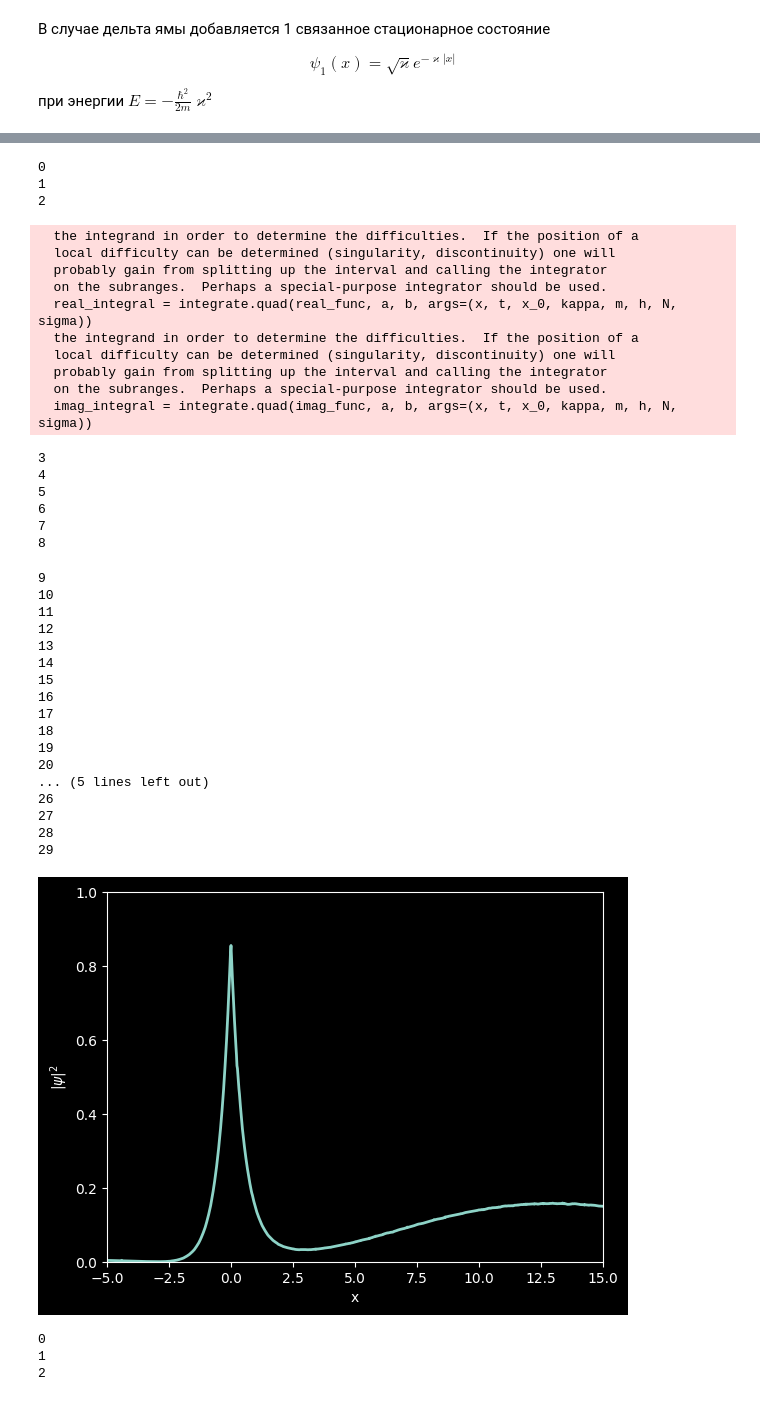
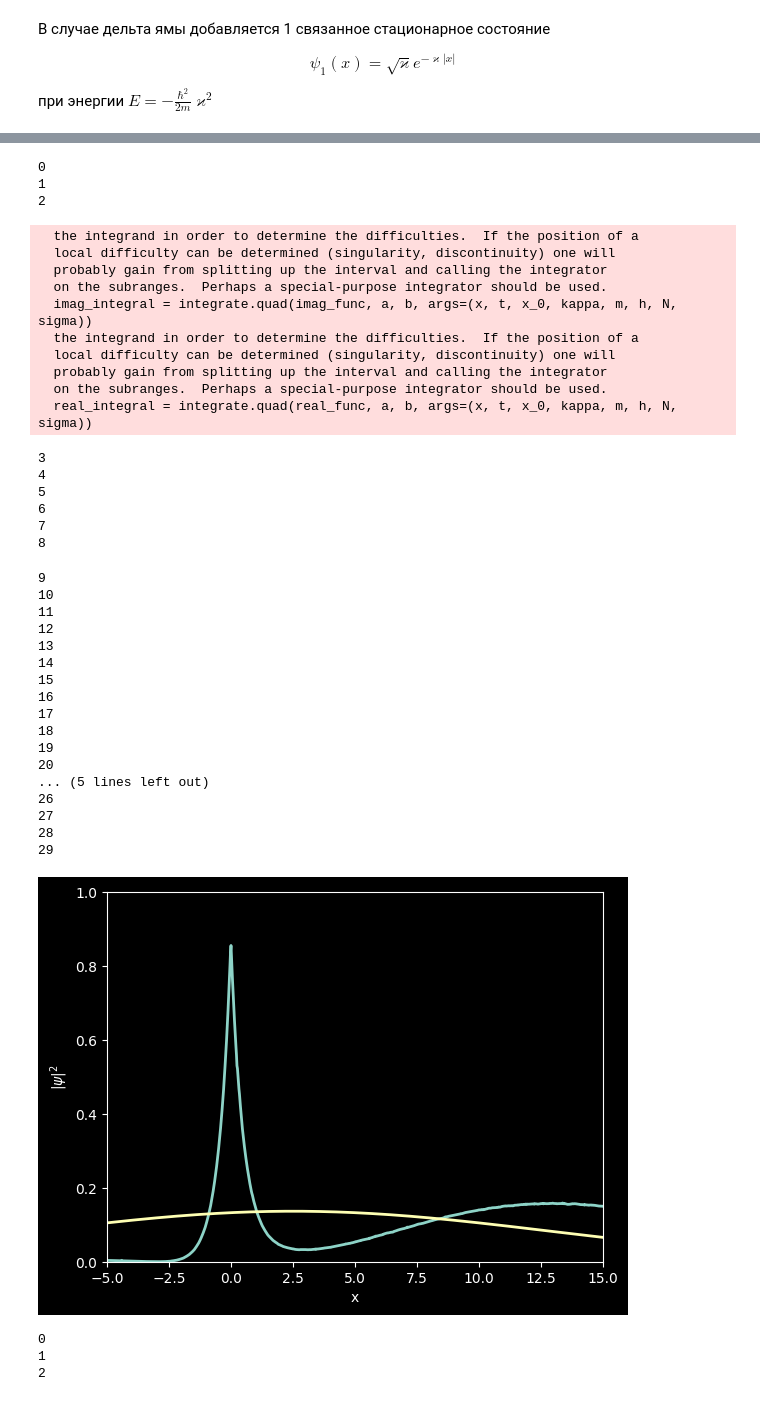
Before and after one commit to Panterrich/QuantumMechanics, a Jupyter notebook: task4.ipynb, the cells around one changed output, grey strips where cells are left out. Drawn from its saved outputs; the diff is of its cells as text; code cells hidden in the pictures.

```diff
--- a/task4.ipynb
+++ b/task4.ipynb
@@ -35,7 +35,7 @@ $$ \psi_1(x) = \sqrt{\varkappa} e^{-\varkappa |x|}$$
 
 при энергии $E = - \frac{\hbar^2}{2m} \varkappa^2$
 # %%
-C = (1 / np.pi) ** (1 / 2)
+C = (1 / (2 * np.pi)) ** (1 / 2)
 
 def psi_0(x, x_0 = 1, N = 1, sigma = 1):
     return N * np.exp(- (x - x_0) ** 2 / (2 * sigma ** 2))
@@ -52,7 +52,7 @@ def psi_even(x, k, kappa = 1):
 
     return C / ((1 + kappa ** 2 / k ** 2)) ** 0.5 * (np.cos(k * x) - kappa / k * np.sin(k * np.abs(x)))
 
-def coef_1(x_0 = 1, kappa = 1, N = 1, sigma = 1, by_integral = True):
+def coef_1(x_0 = 1, kappa = 1, N = 1, sigma = 1):
     a = kappa ** 0.5 * (2 * np.pi) ** 0.5 * N * sigma * np.exp(1/2 * sigma ** 2 * kappa ** 2) / 2
 
     term_1 = np.exp(  kappa * x_0) * special.erf((2 ** 0.5 * x_0 + 2 ** 0.5 * kappa * sigma ** 2) / (2 * sigma))
@@ -88,7 +88,7 @@ def integral(x, t, x_0 = 1, kappa = 1, m = 1, h = 1, N = 1, sigma = 1):
     b = 18
     real_integral = integrate.quad(real_func, a, b, args=(x, t, x_0, kappa, m, h, N, sigma))
     imag_integral = integrate.quad(imag_func, a, b, args=(x, t, x_0, kappa, m, h, N, sigma))
-    return real_integral[0] + 1j*imag_integral[0]
+    return 2 * (real_integral[0] + 1j * imag_integral[0])
 
 def expr_k(x, k, psi_0, t, x_0 = 1, kappa = 1, m = 1, h = 1, N = 1, sigma = 1):
     return psi_0 * np.exp(-1j * k * x)
@@ -109,6 +109,9 @@ def psi(x, t, x_0 = 0, kappa = 1, m = 1, h = 1, N = 1, sigma = 1):
 
 def psi_k(k, t, psi_0, x_0 = 0, kappa = 1, m = 1, h = 1, N = 1, sigma = 1):
     return np.abs(integral_k(k, t, psi_0, x_0, kappa, m, h, N, sigma))
+
+def psi_a(x, t, x_0 = 1, m = 1, h = 1, N = 1, sigma = 1):
+    return (2 * m) ** 0.5 * N * sigma * (1 + 1j) * np.exp(- (m * (x - x_0) ** 2) / (2 * (1j * h * t + m * sigma ** 2))) / (1j * m * sigma ** 2 - h * t) ** 0.5 / 2
 # %%
 mpl.rcParams['font.size'] = 16                   # Управление стилем, в данном случаем - размером шрифта
 plt.figure(figsize = (8,8), facecolor = "white") # Создаем фигуру
@@ -172,8 +182,18 @@ plt.style.use('dark_background')
 fig = plt.figure()
 ax = plt.axes(xlim=(-5, 15), ylim=(0, 1))
 line, = ax.plot([], [], lw=2)
+line2, = ax.plot([], [], lw=2)
 ax.set_xlabel("x")
 ax.set_ylabel(r"$|\psi|^2$")
+
+h = 1
+m = 1
+N = 1
+
+x0 = 2.5
+sigma = 2
+kappa = 1
+
 
 # Функция инициализации.
 def init():
@@ -188,13 +208,18 @@ def animate(i):
     # x, y данные на графике
     x = np.linspace(-5, 15, 1000)
     y = []
+    y_a = []
 
     for j in x:
-        y.append((np.abs(psi(j, i, 2.5, 1, 1, 1, 1, 2))) ** 2)
+        y.append((np.abs(psi(j, i, x0, kappa, m, h, N, sigma))) ** 2)
+
+    for j in x:
+        y_a.append((np.abs(psi_a(j, i, x0, m, h, N, sigma))) ** 2)
 
     line.set_data(x, y)
+    line2.set_data(x, y_a)
     print(i)
-    return line,
+    return line, line2
 
 # Вызов анимации
 anim = FuncAnimation(fig, animate, init_func=init, frames=30, interval=100, blit=True)
@@ -205,40 +230,40 @@ anim.save('evol_2.gif', writer='pillow')
 0
 1
 2
+  the integrand in order to determine the difficulties.  If the position of a
+  local difficulty can be determined (singularity, discontinuity) one will
+  probably gain from splitting up the interval and calling the integrator
+  on the subranges.  Perhaps a special-purpose integrator should be used.
+  imag_integral = integrate.quad(imag_func, a, b, args=(x, t, x_0, kappa, m, h, N, sigma))
   the integrand in order to determine the difficulties.  If the position of a
   local difficulty can be determined (singularity, discontinuity) one will
   probably gain from splitting up the interval and calling the integrator
   on the subranges.  Perhaps a special-purpose integrator should be used.
   real_integral = integrate.quad(real_func, a, b, args=(x, t, x_0, kappa, m, h, N, sigma))
-  the integrand in order to determine the difficulties.  If the position of a
-  local difficulty can be determined (singularity, discontinuity) one will
-  probably gain from splitting up the interval and calling the integrator
-  on the subranges.  Perhaps a special-purpose integrator should be used.
-  imag_integral = integrate.quad(imag_func, a, b, args=(x, t, x_0, kappa, m, h, N, sigma))
 3
 4
 5
 6
 7
 8
 9
 10
 11
 12
 13
 14
 15
 16
 17
 18
 19
 20
 ... (5 lines left out)
 26
 27
 28
 29
-[figure, old version]
+[figure, new version]
 # %%
 plt.style.use('dark_background')
 
```
Also changed, not shown: parts of 2 cells of this notebook, 6 other files.
